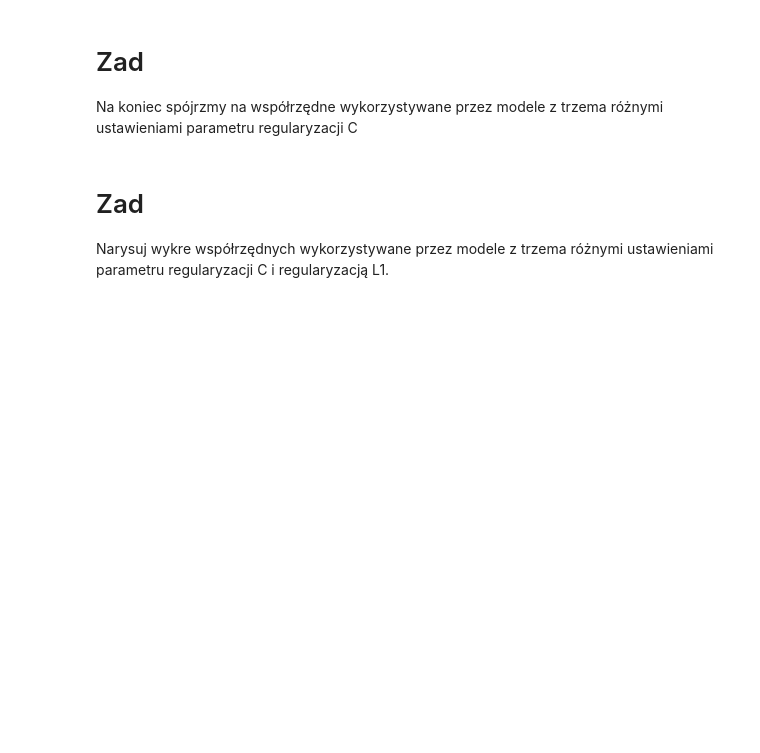
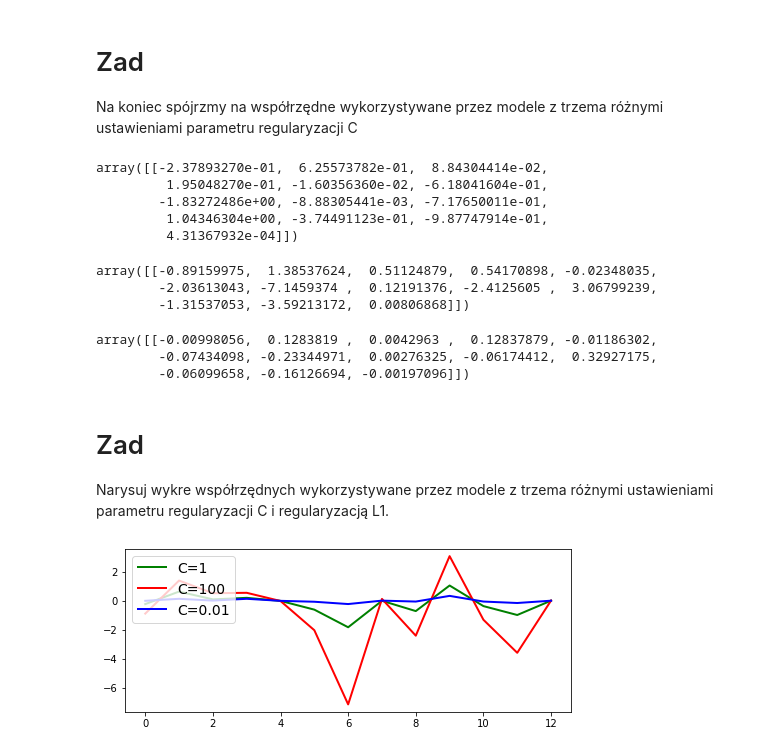
Before and after one commit to annamrowca7/podstawy_sztucznej_inteligencji, a Jupyter notebook: Z08_G_LogisticRegression_feature_selection_wine.ipynb, the cells around one changed output. Drawn from its saved outputs; the diff is of its cells as text; code cells hidden in the pictures; blank space fills up the shorter version.

```diff
--- a/Z08_G_LogisticRegression_feature_selection_wine.ipynb
+++ b/Z08_G_LogisticRegression_feature_selection_wine.ipynb
@@ -59,3 +70,6 @@ print(f1_score(y_test, predict))
 Wykonaj algorytm LogisticRegression z
 
 * C = 100
+# %%
+log_reg_2 = LogisticRegression(C=100, random_state=42)
+log_reg_2.fit(X_train, y_train)
@@ -65,3 +88,6 @@ Wykonaj algorytm LogisticRegression z
 Wykonaj algorytm LogisticRegression z
 
 * C = 0.01
+# %%
+log_reg_3 = LogisticRegression(C=0.01, random_state=42)
+log_reg_3.fit(X_train, y_train)
@@ -69,7 +104,36 @@ Wykonaj algorytm LogisticRegression z
 # Zad
 
 Na koniec spójrzmy na współrzędne wykorzystywane przez modele z trzema różnymi ustawieniami parametru regularyzacji C
+# %%
+clf.coef_
+# %% [output]
+array([[-2.37893270e-01,  6.25573782e-01,  8.84304414e-02,
+         1.95048270e-01, -1.60356360e-02, -6.18041604e-01,
+        -1.83272486e+00, -8.88305441e-03, -7.17650011e-01,
+         1.04346304e+00, -3.74491123e-01, -9.87747914e-01,
+         4.31367932e-04]])
+# %%
+log_reg_2.coef_
+# %% [output]
+array([[-0.89159975,  1.38537624,  0.51124879,  0.54170898, -0.02348035,
+        -2.03613043, -7.1459374 ,  0.12191376, -2.4125605 ,  3.06799239,
+        -1.31537053, -3.59213172,  0.00806868]])
+# %%
+log_reg_3.coef_
+# %% [output]
+array([[-0.00998056,  0.1283819 ,  0.0042963 ,  0.12837879, -0.01186302,
+        -0.07434098, -0.23344971,  0.00276325, -0.06174412,  0.32927175,
+        -0.06099658, -0.16126694, -0.00197096]])
 # %% [markdown]
 # Zad
 
 Narysuj wykre współrzędnych wykorzystywane przez modele z trzema różnymi ustawieniami parametru regularyzacji C i regularyzacją L1.
+# %%
+plt.figure(figsize=(8, 3))
+plt.plot(np.arange(len(clf.coef_[0])), clf.coef_[0], "g-", linewidth=2, label="C=1")
+plt.plot(np.arange(len(log_reg_2.coef_[0])), log_reg_2.coef_[0], "r-", linewidth=2, label="C=100")
+plt.plot(np.arange(len(log_reg_3.coef_[0])), log_reg_3.coef_[0], "b-", linewidth=2, label="C=0.01")
+plt.legend(loc="upper left", fontsize=14)
+plt.show()
+# %% [output]
+[figure, added]
```
Also changed, not shown: parts of 3 cells of this notebook, 1 other file.
